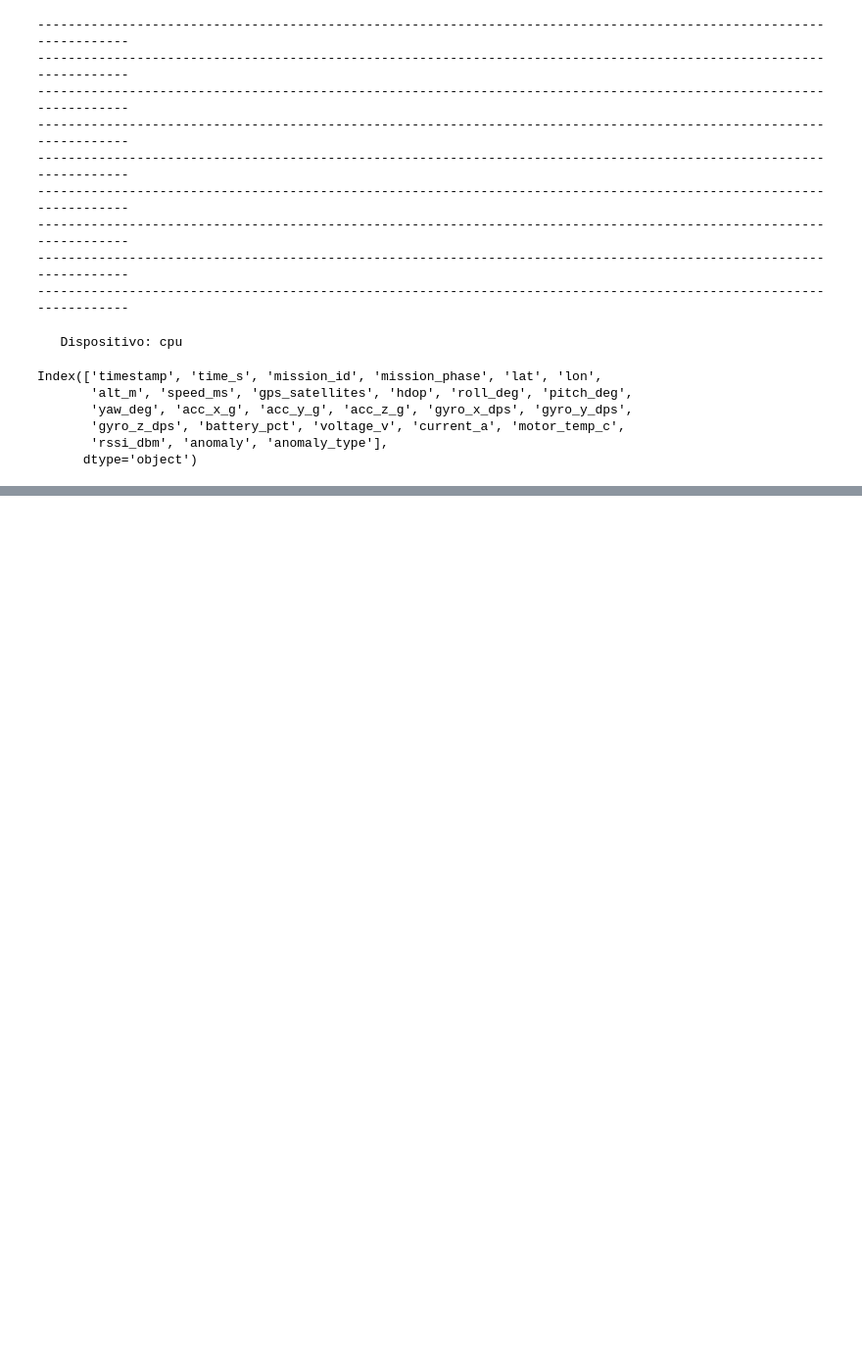
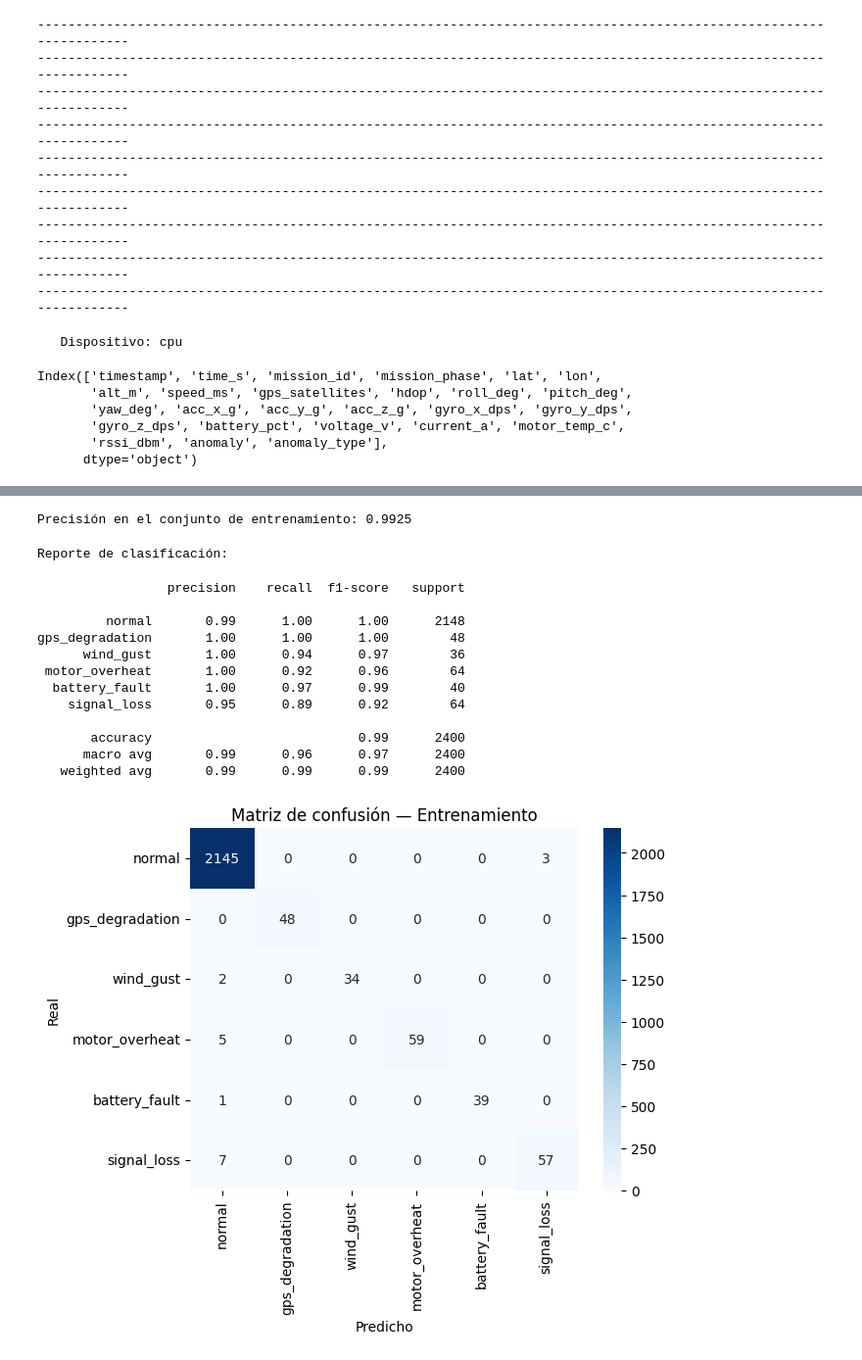
Before and after one commit to ednavivianasegura/Material_cursos_Evsa_Miuller, a Jupyter notebook: Modulo3_RedesNeuronales/RedesNeuronales_2026.ipynb, the cells around one changed output, grey strips where cells are left out. Shown at 98% size. Cells and saved outputs as stored; diff of their text form; code cells hidden in the pictures; blank space fills up the shorter version.

```diff
--- a/Modulo3_RedesNeuronales/RedesNeuronales_2026.ipynb
+++ b/Modulo3_RedesNeuronales/RedesNeuronales_2026.ipynb
@@ -2183 +2181,44 @@ history = model.fit(
+# %%
+# 6. Evaluación en entrenamiento (sobre TODO X_train, no sólo el subconjunto)
+full_train_loader = DataLoader(TensorDataset(X_train_t, y_train_t),
+                               batch_size=32, shuffle=False)
+train_loss_final, train_acc_final = evaluate_loader(full_train_loader)
+print(f"\nPrecisión en el conjunto de entrenamiento: {train_acc_final:.4f}")
+
+# Predicciones y reporte
+model.eval()
+with torch.no_grad():
+    logits_train = model(X_train_t)
+y_pred = logits_train.argmax(1).numpy()
+y_true = y_train_t.numpy()
+
+print("\nReporte de clasificación:")
+print(classification_report(y_true, y_pred, target_names=class_names))
+
+class_names = ['normal','gps_degradation', 'wind_gust', 'motor_overheat', 'battery_fault', 'signal_loss']
+
+# Matriz de confusión — entrenamiento
+cm = confusion_matrix(y_true, y_pred)
+sns.heatmap(cm, annot=True, fmt='d', cmap='Blues',
+            xticklabels=class_names, yticklabels=class_names)
+plt.xlabel("Predicho")
+plt.ylabel("Real")
+plt.title("Matriz de confusión — Entrenamiento")
+plt.show()
+# %% [output]
+Precisión en el conjunto de entrenamiento: 0.9925
+Reporte de clasificación:
+                 precision    recall  f1-score   support
+
+         normal       0.99      1.00      1.00      2148
+gps_degradation       1.00      1.00      1.00        48
+      wind_gust       1.00      0.94      0.97        36
+ motor_overheat       1.00      0.92      0.96        64
+  battery_fault       1.00      0.97      0.99        40
+    signal_loss       0.95      0.89      0.92        64
+
+       accuracy                           0.99      2400
+      macro avg       0.99      0.96      0.97      2400
+   weighted avg       0.99      0.99      0.99      2400
+[figure, added]
 # %%
```
Also changed, not shown: parts of 24 cells of this notebook.
